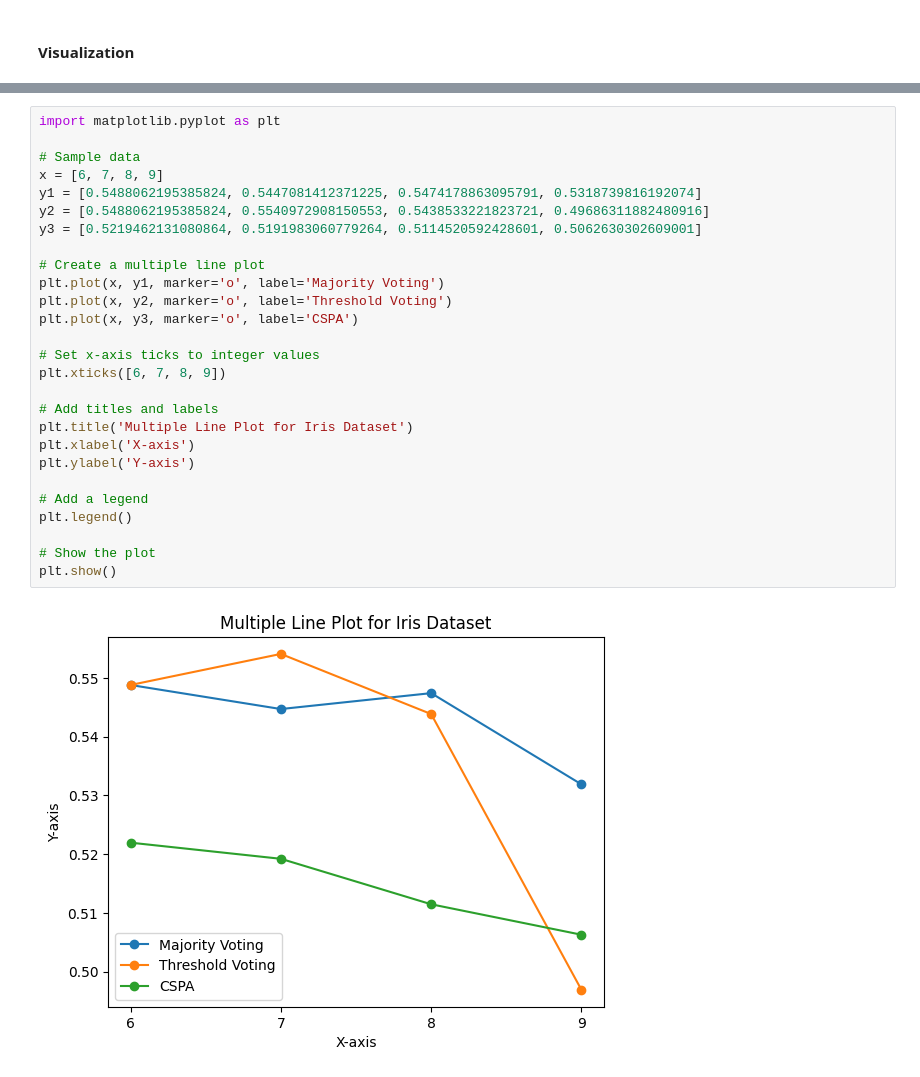
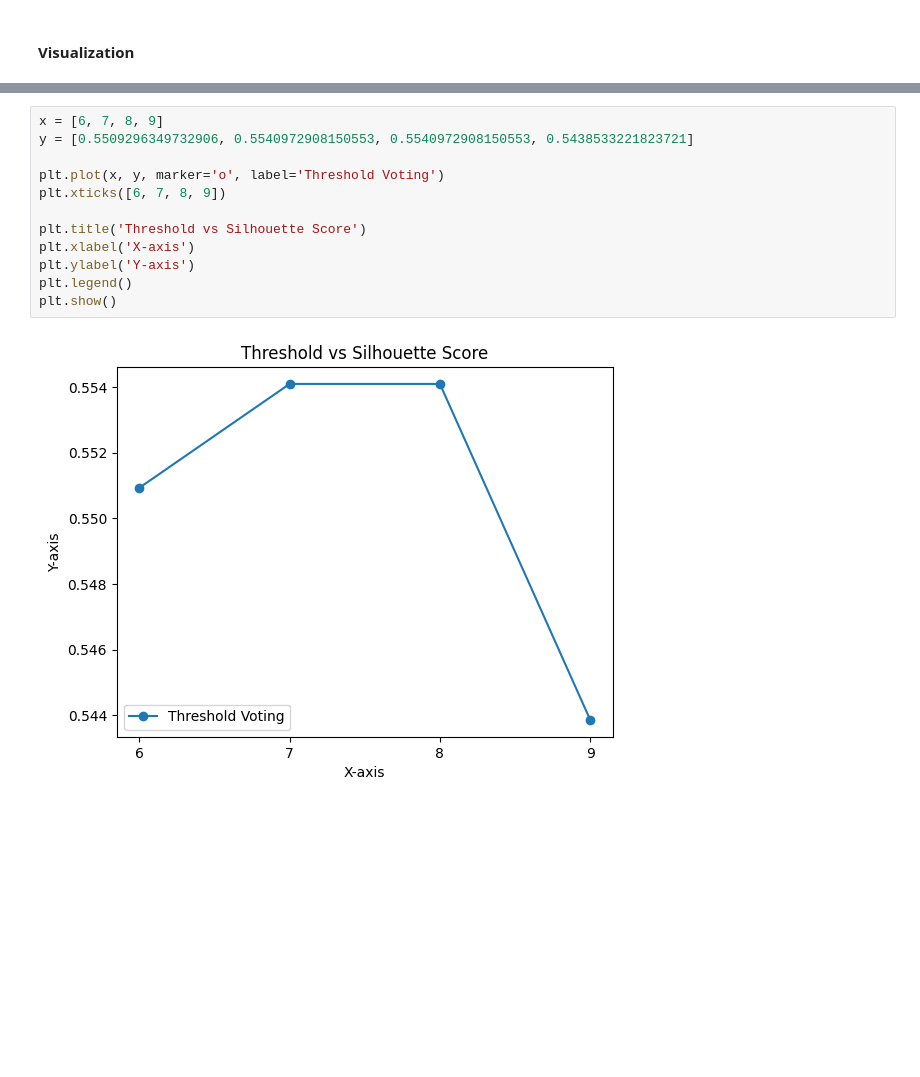
Before and after one commit to ankita-banerjee20/Cluster-Ensemble, a Jupyter notebook: iris.ipynb, the cells around one changed output, grey strips where cells are left out. Drawn from its saved outputs; the diff is of its cells as text; blank space fills up the shorter version.

```diff
--- a/iris.ipynb
+++ b/iris.ipynb
@@ -288,29 +287,14 @@ Silhouette Scores: [0.5488062195385824, 0.5488062195385824, 0.5219462131080864]
 # %%
-import matplotlib.pyplot as plt
+x = [6, 7, 8, 9]
+y = [0.5509296349732906, 0.5540972908150553, 0.5540972908150553, 0.5438533221823721]
 
-# Sample data
-x = [6, 7, 8, 9]
-y1 = [0.5488062195385824, 0.5447081412371225, 0.5474178863095791, 0.5318739816192074]
-y2 = [0.5488062195385824, 0.5540972908150553, 0.5438533221823721, 0.49686311882480916]
-y3 = [0.5219462131080864, 0.5191983060779264, 0.5114520592428601, 0.5062630302609001]
-
-# Create a multiple line plot
-plt.plot(x, y1, marker='o', label='Majority Voting')
-plt.plot(x, y2, marker='o', label='Threshold Voting')
-plt.plot(x, y3, marker='o', label='CSPA')
-
-# Set x-axis ticks to integer values
+plt.plot(x, y, marker='o', label='Threshold Voting')
 plt.xticks([6, 7, 8, 9])
 
-# Add titles and labels
-plt.title('Multiple Line Plot for Iris Dataset')
+plt.title('Threshold vs Silhouette Score')
 plt.xlabel('X-axis')
 plt.ylabel('Y-axis')
-
-# Add a legend
 plt.legend()
-
-# Show the plot
 plt.show()
 # %% [output]
-[figure, old version]
+[figure, new version]
```
Also changed, not shown: parts of 12 cells of this notebook, 4 other files.
